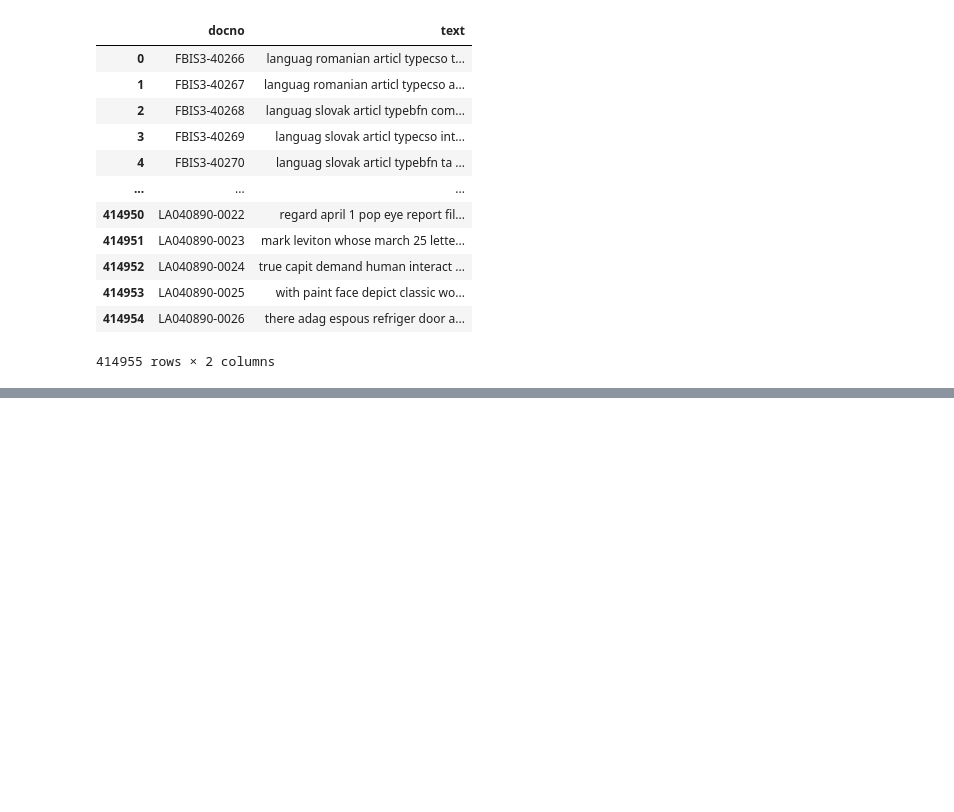
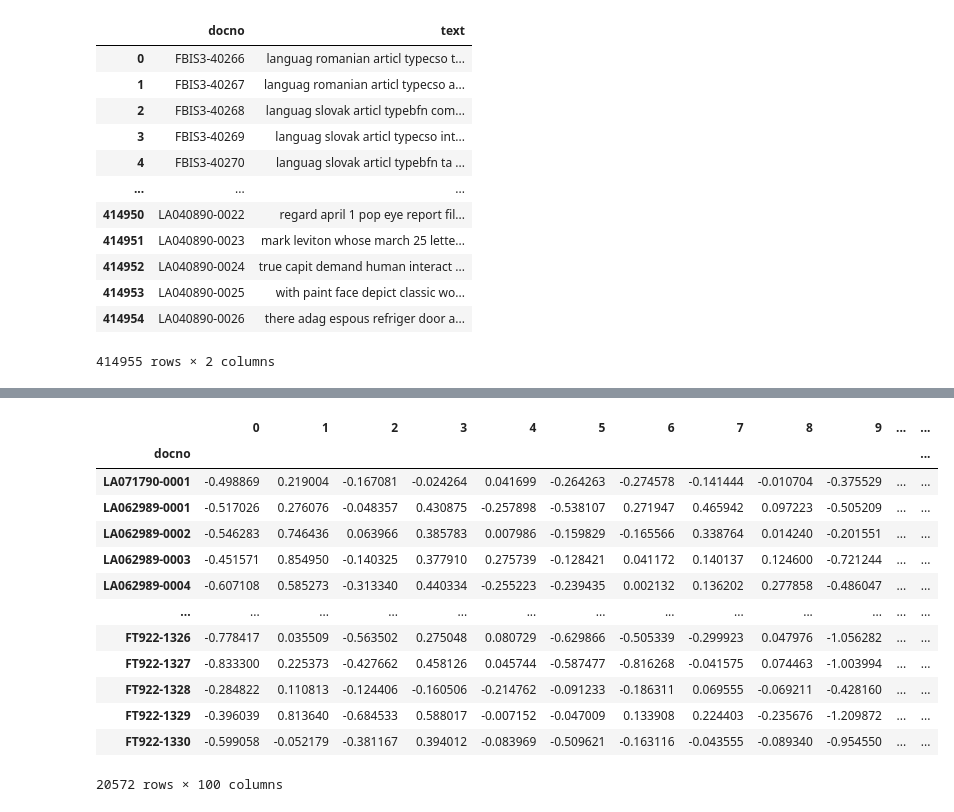
Before and after one commit to diptesh1997/constrained-clustering, a Jupyter notebook: word2vec.ipynb, the cells around one changed output, grey strips where cells are left out. Drawn from its saved outputs; the diff is of its cells as text; code cells hidden in the pictures; blank space fills up the shorter version.

Commit message:
1.Updated Word2vec on Reduced Features 2.Features of 20k documents extracted from model and saved as csv Reduced_Features_W2vv.csv

```diff
--- a/word2vec.ipynb
+++ b/word2vec.ipynb
@@ -108,0 +198,18 @@ array([-0.01912336,  0.04229745, -0.01038675,  0.02634132, -0.00790241,
+# %%
+re=pd.read_csv('./Reduced_Features_W2vv.csv',index_col='docno')
+re
+# %% [output]
+|  | 0 | 1 | 2 | 3 | 4 | 5 | 6 | 7 | 8 | 9 | ... | ... |
+| docno |  |  |  |  |  |  |  |  |  |  |  | ... |
+| LA071790-0001 | -0.498869 | 0.219004 | -0.167081 | -0.024264 | 0.041699 | -0.264263 | -0.274578 | -0.141444 | -0.010704 | -0.375529 | ... | ... |
+| LA062989-0001 | -0.517026 | 0.276076 | -0.048357 | 0.430875 | -0.257898 | -0.538107 | 0.271947 | 0.465942 | 0.097223 | -0.505209 | ... | ... |
+| LA062989-0002 | -0.546283 | 0.746436 | 0.063966 | 0.385783 | 0.007986 | -0.159829 | -0.165566 | 0.338764 | 0.014240 | -0.201551 | ... | ... |
+| LA062989-0003 | -0.451571 | 0.854950 | -0.140325 | 0.377910 | 0.275739 | -0.128421 | 0.041172 | 0.140137 | 0.124600 | -0.721244 | ... | ... |
+| LA062989-0004 | -0.607108 | 0.585273 | -0.313340 | 0.440334 | -0.255223 | -0.239435 | 0.002132 | 0.136202 | 0.277858 | -0.486047 | ... | ... |
+| ... | ... | ... | ... | ... | ... | ... | ... | ... | ... | ... | ... | ... |
+| FT922-1326 | -0.778417 | 0.035509 | -0.563502 | 0.275048 | 0.080729 | -0.629866 | -0.505339 | -0.299923 | 0.047976 | -1.056282 | ... | ... |
+| FT922-1327 | -0.833300 | 0.225373 | -0.427662 | 0.458126 | 0.045744 | -0.587477 | -0.816268 | -0.041575 | 0.074463 | -1.003994 | ... | ... |
+| FT922-1328 | -0.284822 | 0.110813 | -0.124406 | -0.160506 | -0.214762 | -0.091233 | -0.186311 | 0.069555 | -0.069211 | -0.428160 | ... | ... |
+| FT922-1329 | -0.396039 | 0.813640 | -0.684533 | 0.588017 | -0.007152 | -0.047009 | 0.133908 | 0.224403 | -0.235676 | -1.209872 | ... | ... |
+| FT922-1330 | -0.599058 | -0.052179 | -0.381167 | 0.394012 | -0.083969 | -0.509621 | -0.163116 | -0.043555 | -0.089340 | -0.954550 | ... | ... |
+20572 rows × 100 columns
```
Also changed, not shown: parts of 15 cells of this notebook, 1 other file.
